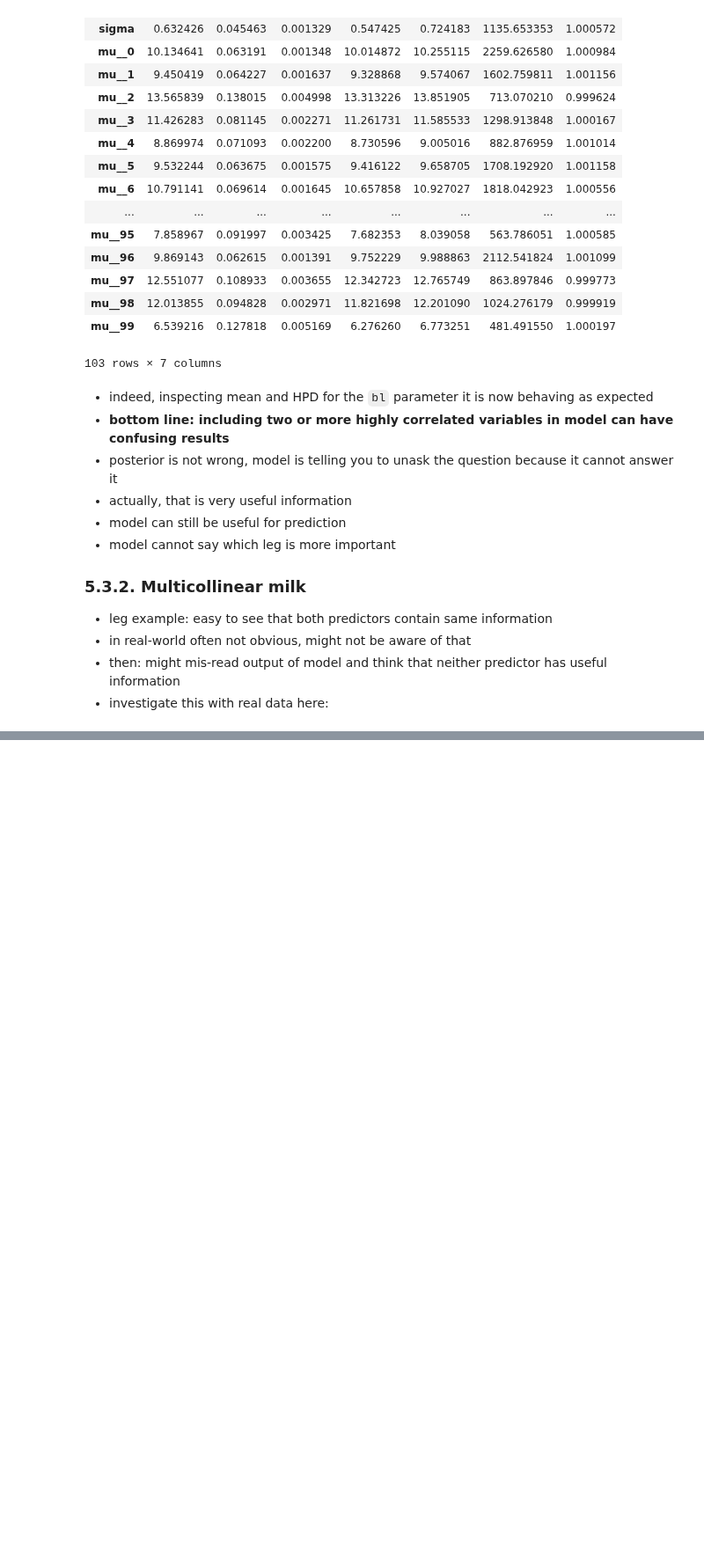
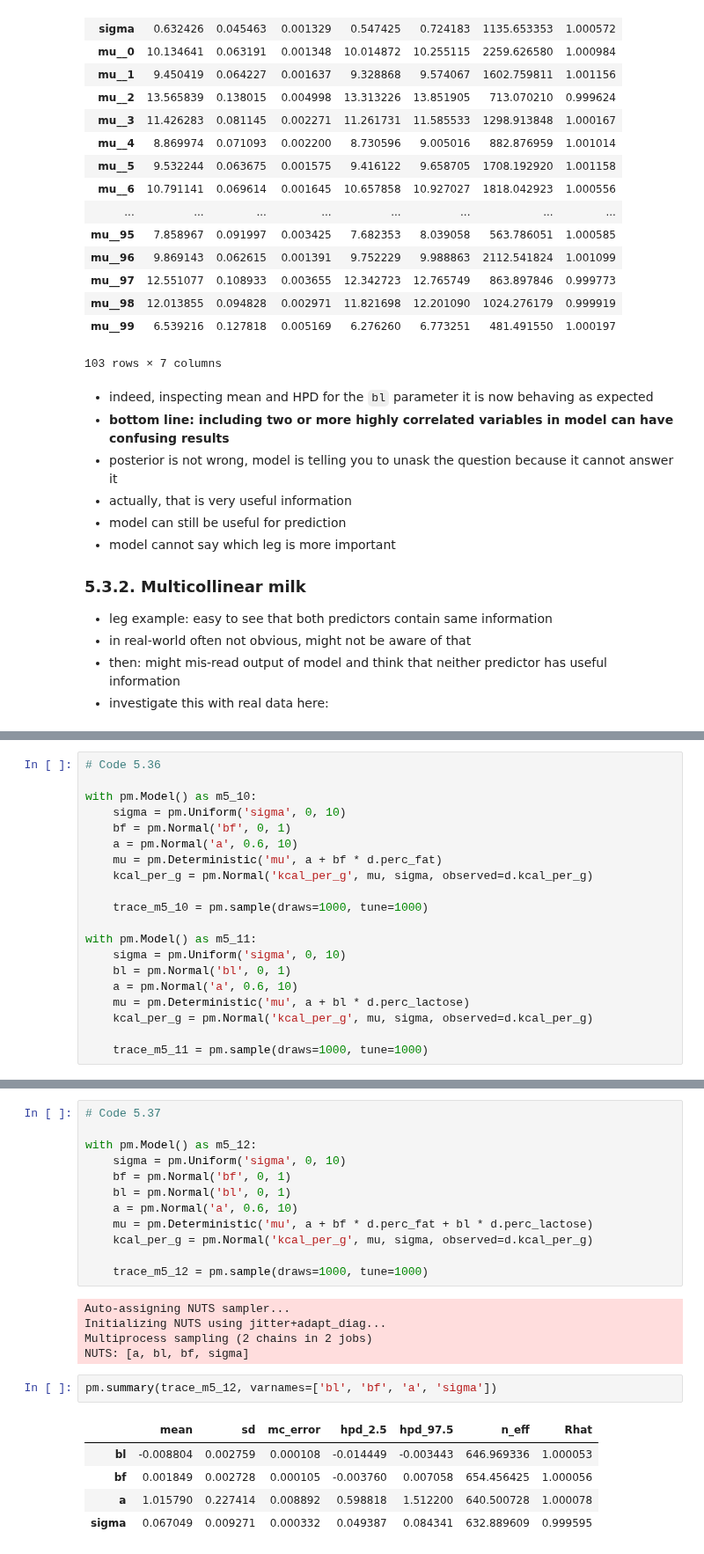
Before and after one commit to nwweber/statistical_rethinking, a Jupyter notebook: chapter_05_multivariate_linear_models.ipynb, the cells around one changed output, grey strips where cells are left out. Shown at 88% size. Drawn from its saved outputs; the diff is of its cells as text; blank space fills up the shorter version.

```diff
--- a/chapter_05_multivariate_linear_models.ipynb
+++ b/chapter_05_multivariate_linear_models.ipynb
@@ -1006,3 +1014,23 @@ d.head()
 | 2 | Strepsirrhine | E mongoz | 0.46 | 14.11 | 16.85 | 69.04 | 2.51 | NaN |
 | 3 | Strepsirrhine | E rubriventer | 0.48 | 14.91 | 13.18 | 71.91 | 1.62 | NaN |
 | 4 | Strepsirrhine | Lemur catta | 0.60 | 27.28 | 19.50 | 53.22 | 2.19 | NaN |
+# %%
+# Code 5.36
+
+with pm.Model() as m5_10:
+    sigma = pm.Uniform('sigma', 0, 10)
+    bf = pm.Normal('bf', 0, 1)
+    a = pm.Normal('a', 0.6, 10)
+    mu = pm.Deterministic('mu', a + bf * d.perc_fat)
+    kcal_per_g = pm.Normal('kcal_per_g', mu, sigma, observed=d.kcal_per_g)
+
+    trace_m5_10 = pm.sample(draws=1000, tune=1000)
+
+with pm.Model() as m5_11:
+    sigma = pm.Uniform('sigma', 0, 10)
+    bl = pm.Normal('bl', 0, 1)
+    a = pm.Normal('a', 0.6, 10)
+    mu = pm.Deterministic('mu', a + bl * d.perc_lactose)
+    kcal_per_g = pm.Normal('kcal_per_g', mu, sigma, observed=d.kcal_per_g)
+
+    trace_m5_11 = pm.sample(draws=1000, tune=1000)
@@ -1008,0 +1066,25 @@ d.head()
+# %%
+# Code 5.37
+
+with pm.Model() as m5_12:
+    sigma = pm.Uniform('sigma', 0, 10)
+    bf = pm.Normal('bf', 0, 1)
+    bl = pm.Normal('bl', 0, 1)
+    a = pm.Normal('a', 0.6, 10)
+    mu = pm.Deterministic('mu', a + bf * d.perc_fat + bl * d.perc_lactose)
+    kcal_per_g = pm.Normal('kcal_per_g', mu, sigma, observed=d.kcal_per_g)
+
+    trace_m5_12 = pm.sample(draws=1000, tune=1000)
+# %% [output]
+Auto-assigning NUTS sampler...
+Initializing NUTS using jitter+adapt_diag...
+Multiprocess sampling (2 chains in 2 jobs)
+NUTS: [a, bl, bf, sigma]
+# %%
+pm.summary(trace_m5_12, varnames=['bl', 'bf', 'a', 'sigma'])
+# %% [output]
+|  | mean | sd | mc_error | hpd_2.5 | hpd_97.5 | n_eff | Rhat |
+| bl | -0.008804 | 0.002759 | 0.000108 | -0.014449 | -0.003443 | 646.969336 | 1.000053 |
+| bf | 0.001849 | 0.002728 | 0.000105 | -0.003760 | 0.007058 | 654.456425 | 1.000056 |
+| a | 1.015790 | 0.227414 | 0.008892 | 0.598818 | 1.512200 | 640.500728 | 1.000078 |
+| sigma | 0.067049 | 0.009271 | 0.000332 | 0.049387 | 0.084341 | 632.889609 | 0.999595 |
```
Also changed, not shown: parts of 15 cells of this notebook.
